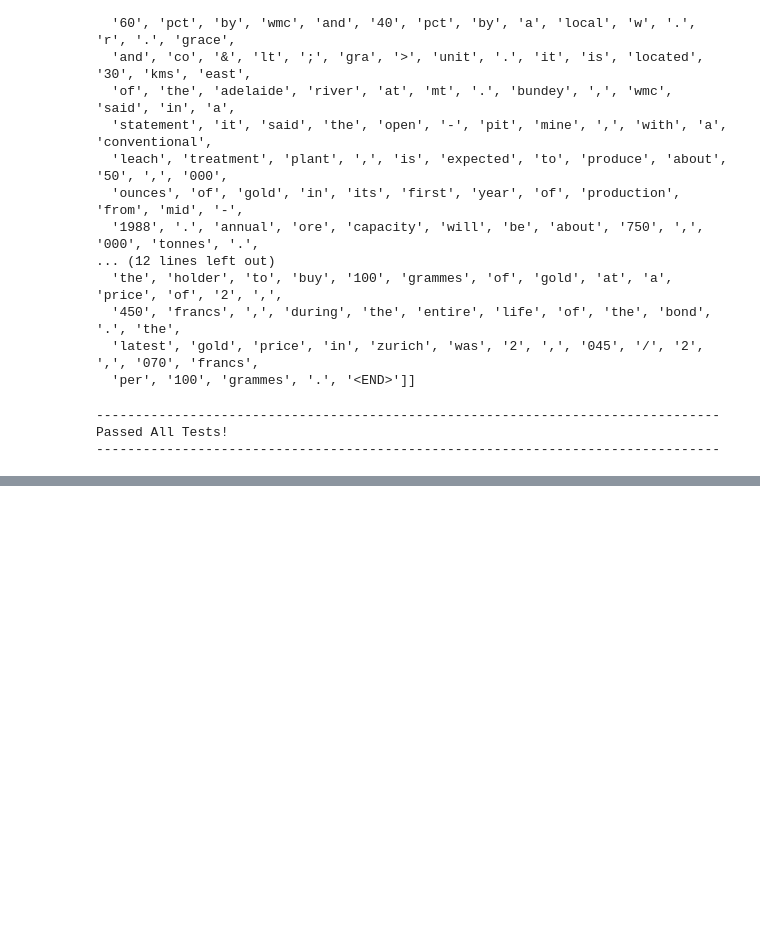
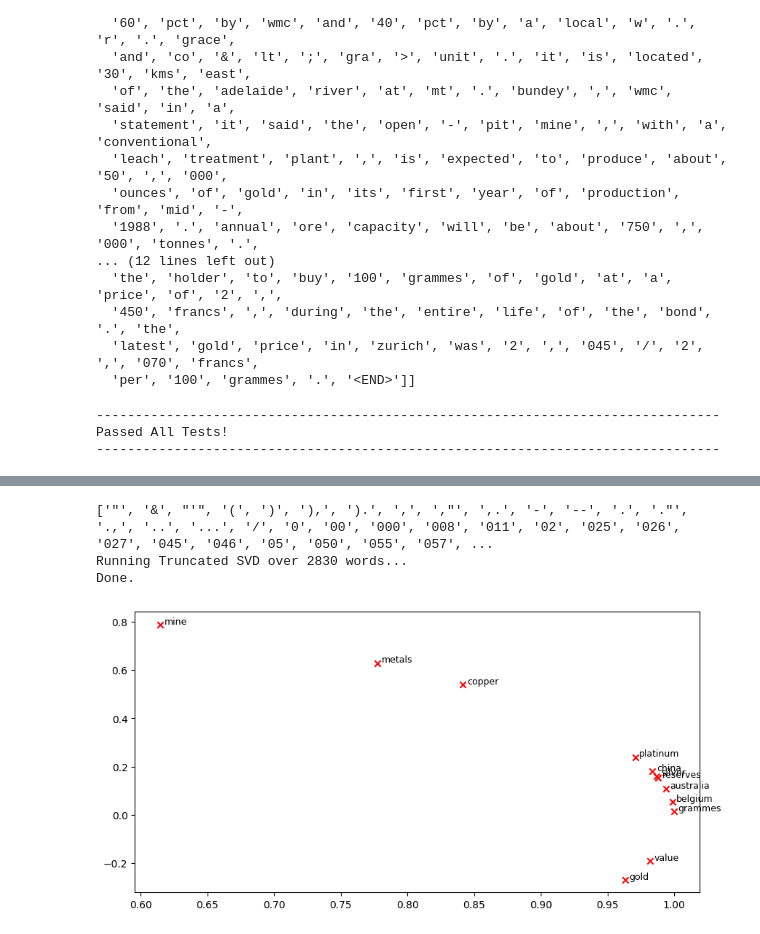
Before and after one commit to shub2022/Text_classifier_Healthcare, a Jupyter notebook: Untitled19.ipynb, the cells around one changed output, grey strips where cells are left out. Drawn from its saved outputs; the diff is of its cells as text; code cells hidden in the pictures; blank space fills up the shorter version.

```diff
--- a/Untitled19.ipynb
+++ b/Untitled19.ipynb
@@ -106,0 +306,20 @@ Passed All Tests!
+# %%
+# -----------------------------
+# Run This Cell to Produce Your Plot
+# ------------------------------
+reuters_corpus = read_corpus()
+M_co_occurrence, word2ind_co_occurrence = compute_co_occurrence_matrix(reuters_corpus)
+M_reduced_co_occurrence = reduce_to_k_dim(M_co_occurrence, k=2)
+
+# Rescale (normalize) the rows to make them each of unit-length
+M_lengths = np.linalg.norm(M_reduced_co_occurrence, axis=1)
+M_normalized = M_reduced_co_occurrence / M_lengths[:, np.newaxis] # broadcasting
+
+words = ['value', 'gold', 'platinum', 'reserves', 'silver', 'metals', 'copper', 'belgium', 'australia', 'china', 'grammes', "mine"]
+
+plot_embeddings(M_normalized, word2ind_co_occurrence, words)
+# %% [output]
+['"', '&', "'", '(', ')', '),', ').', ',', ',"', ',.', '-', '--', '.', '."', '.,', '..', '...', '/', '0', '00', '000', '008', '011', '02', '025', '026', '027', '045', '046', '05', '050', '055', '057', ...
+Running Truncated SVD over 2830 words...
+Done.
+[figure, added]
```
Also changed, not shown: parts of 7 cells of this notebook.
